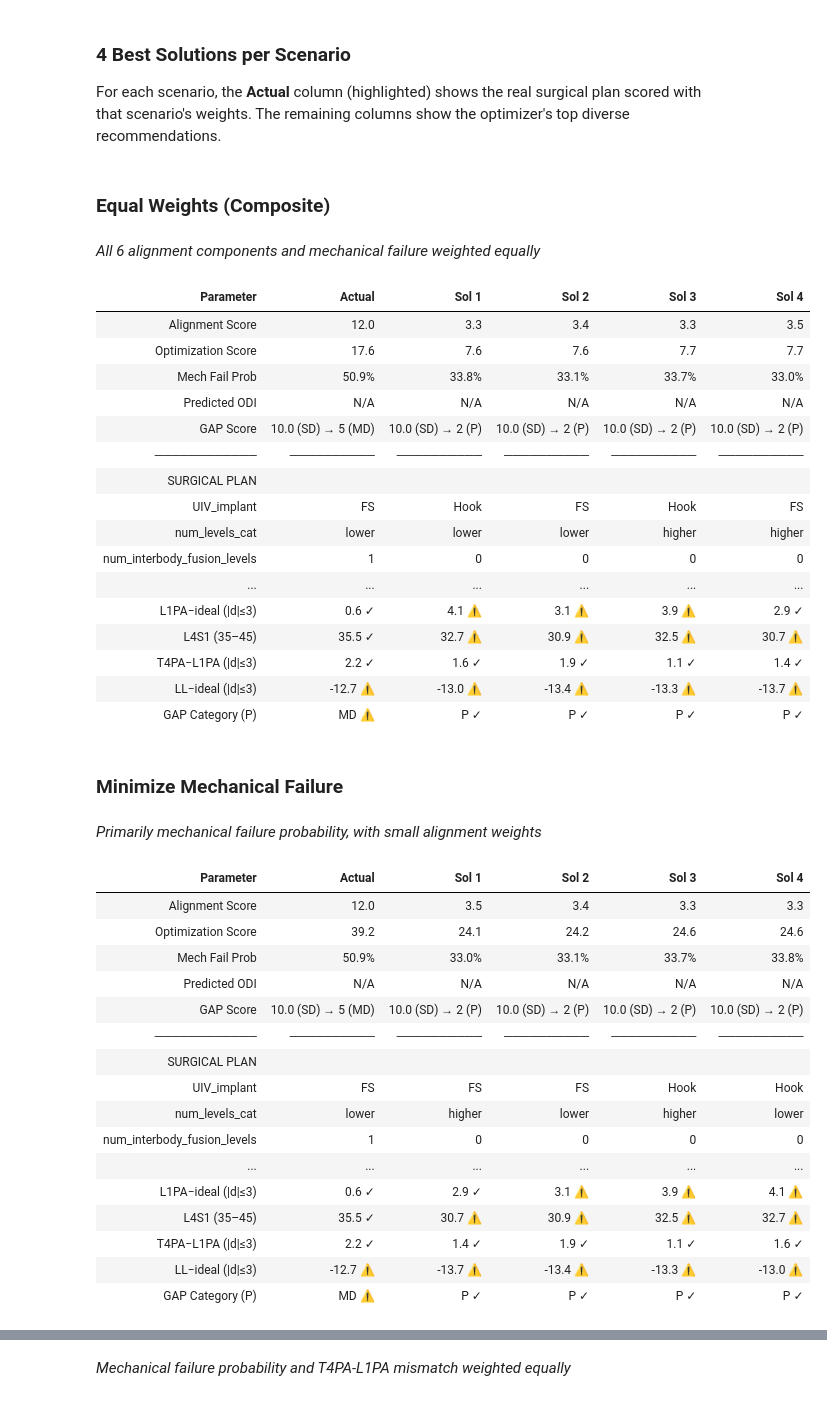
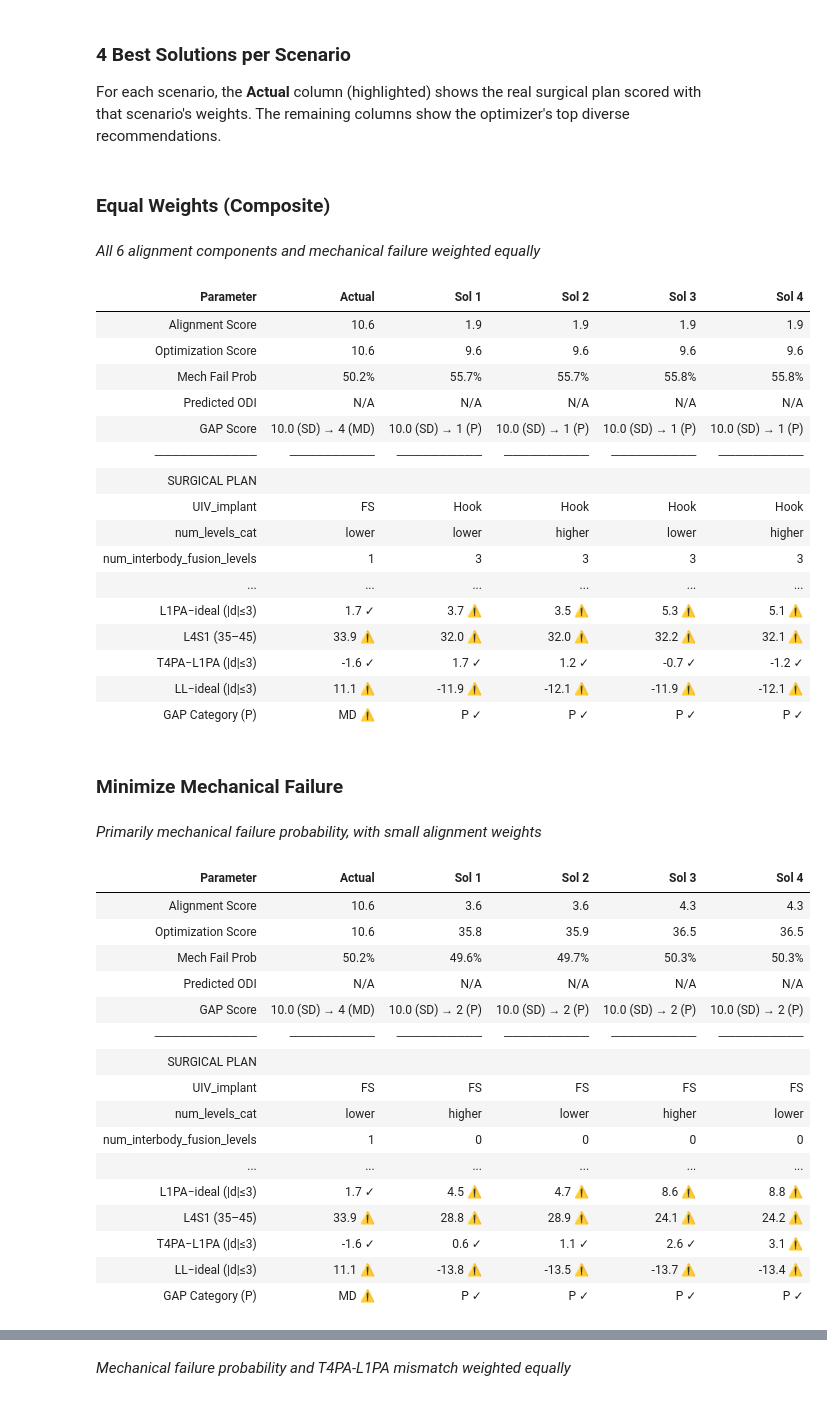
Before and after one commit to 124578-UW/Data-Science-Capstone, a Jupyter notebook: notebooks/03_optimization.ipynb, the cells around one changed output, grey strips where cells are left out. Drawn from its saved outputs; the diff is of its cells as text; code cells hidden in the pictures.

```diff
--- a/notebooks/03_optimization.ipynb
+++ b/notebooks/03_optimization.ipynb
@@ -511,7 +514,10 @@ for key in SCENARIOS:
         verbose=False,
         top_n=TOP_N,
         score_tolerance=SCORE_TOL,
+        pso_ll_override=PSO_LL_OVERRIDE,
     )
+    if result is None:
+        continue
     all_results_2[key] = result
     print(f"  ✓ Best composite: {result['best_result']['composite_score']:.2f}"
           f"  |  Mech fail: {result['best_result']['mech_fail_prob']*100:.1f}%")
@@ -788,7 +793,10 @@ for key in SCENARIOS:
         verbose=False,
         top_n=TOP_N,
         score_tolerance=SCORE_TOL,
+        pso_ll_override=PSO_LL_OVERRIDE,
     )
+    if result is None:
+        continue
     all_results_3[key] = result
     print(f"  ✓ Best composite: {result['best_result']['composite_score']:.2f}"
           f"  |  Mech fail: {result['best_result']['mech_fail_prob']*100:.1f}%")
@@ -942,17 +949,17 @@ disp.display_best_per_scenario(all_results_3, patient_fixed_3, actual_eval_3, SC
 
 For each scenario, the **Actual** column (highlighted) shows the real surgical plan scored with that scenario's weights. The remaining columns show the optimizer's top diverse recommendations.
 # %%
+# Evaluate actual plan once (real postop values don't change with weights)
+actual_eval_3 = ou.evaluate_actual_plan(
+    actual_x_3, patient_fixed_3, holdout_row_3, mech_fail_bundle
+)
+
 # Display each scenario: actual plan (highlighted) + top diverse optimized plans
 for key in SCENARIOS:
+    if key not in all_results_3:
+        continue
     r = all_results_3[key]
     preset = runs.PRESETS[key]
-    weights = preset["weights"]
-
-    # Evaluate the actual plan with this scenario's weights
-    actual_eval_3 = ou.evaluate_solution(
-        actual_x_3, patient_fixed_3, delta_bundles, mech_fail_bundle,
-        weights=weights, odi_bundle=ODI_bundle
-    )
 
     display(Markdown(f"### {r['label']}"))
     display(Markdown(f"*{preset['description']}*"))
@@ -1065,7 +1072,10 @@ for key in SCENARIOS:
         verbose=False,
         top_n=TOP_N,
         score_tolerance=SCORE_TOL,
+        pso_ll_override=PSO_LL_OVERRIDE,
     )
+    if result is None:
+        continue
     all_results_4[key] = result
     print(f"  ✓ Best composite: {result['best_result']['composite_score']:.2f}"
           f"  |  Mech fail: {result['best_result']['mech_fail_prob']*100:.1f}%")
@@ -1219,59 +1228,59 @@ disp.display_best_per_scenario(all_results_4, patient_fixed_4, actual_eval_4, SC
 
 For each scenario, the **Actual** column (highlighted) shows the real surgical plan scored with that scenario's weights. The remaining columns show the optimizer's top diverse recommendations.
 # %%
+# Evaluate actual plan once (real postop values don't change with weights)
+actual_eval_4 = ou.evaluate_actual_plan(
+    actual_x_4, patient_fixed_4, holdout_row_4, mech_fail_bundle
+)
+
 # Display each scenario: actual plan (highlighted) + top diverse optimized plans
 for key in SCENARIOS:
+    if key not in all_results_4:
+        continue
     r = all_results_4[key]
     preset = runs.PRESETS[key]
-    weights = preset["weights"]
-
-    # Evaluate the actual plan with this scenario's weights
-    actual_eval_4 = ou.evaluate_solution(
-        actual_x_4, patient_fixed_4, delta_bundles, mech_fail_bundle,
-        weights=weights, odi_bundle=ODI_bundle
-    )
 
     display(Markdown(f"### {r['label']}"))
     display(Markdown(f"*{preset['description']}*"))
     disp.display_solutions_with_actual(r["diverse_df"], patient_fixed_4, actual_eval_4)
 # %% [output]
 ### Equal Weights (Composite)
 *All 6 alignment components and mechanical failure weighted equally*
 | Parameter | Actual | Sol 1 | Sol 2 | Sol 3 | Sol 4 |
-| Alignment Score | 12.0 | 3.3 | 3.4 | 3.3 | 3.5 |
-| Optimization Score | 17.6 | 7.6 | 7.6 | 7.7 | 7.7 |
-| Mech Fail Prob | 50.9% | 33.8% | 33.1% | 33.7% | 33.0% |
+| Alignment Score | 10.6 | 1.9 | 1.9 | 1.9 | 1.9 |
+| Optimization Score | 10.6 | 9.6 | 9.6 | 9.6 | 9.6 |
+| Mech Fail Prob | 50.2% | 55.7% | 55.7% | 55.8% | 55.8% |
 | Predicted ODI | N/A | N/A | N/A | N/A | N/A |
-| GAP Score | 10.0 (SD) → 5 (MD) | 10.0 (SD) → 2 (P) | 10.0 (SD) → 2 (P) | 10.0 (SD) → 2 (P) | 10.0 (SD) → 2 (P) |
+| GAP Score | 10.0 (SD) → 4 (MD) | 10.0 (SD) → 1 (P) | 10.0 (SD) → 1 (P) | 10.0 (SD) → 1 (P) | 10.0 (SD) → 1 (P) |
 | ──────────── | ────────── | ────────── | ────────── | ────────── | ────────── |
 | SURGICAL PLAN |  |  |  |  |  |
-| UIV_implant | FS | Hook | FS | Hook | FS |
-| num_levels_cat | lower | lower | lower | higher | higher |
-| num_interbody_fusion_levels | 1 | 0 | 0 | 0 | 0 |
+| UIV_implant | FS | Hook | Hook | Hook | Hook |
+| num_levels_cat | lower | lower | higher | lower | higher |
+| num_interbody_fusion_levels | 1 | 3 | 3 | 3 | 3 |
 | ... | ... | ... | ... | ... | ... |
-| L1PA−ideal (|d|≤3) | 0.6 ✓ | 4.1 ⚠ | 3.1 ⚠ | 3.9 ⚠ | 2.9 ✓ |
-| L4S1 (35–45) | 35.5 ✓ | 32.7 ⚠ | 30.9 ⚠ | 32.5 ⚠ | 30.7 ⚠ |
-| T4PA−L1PA (|d|≤3) | 2.2 ✓ | 1.6 ✓ | 1.9 ✓ | 1.1 ✓ | 1.4 ✓ |
-| LL−ideal (|d|≤3) | -12.7 ⚠ | -13.0 ⚠ | -13.4 ⚠ | -13.3 ⚠ | -13.7 ⚠ |
+| L1PA−ideal (|d|≤3) | 1.7 ✓ | 3.7 ⚠ | 3.5 ⚠ | 5.3 ⚠ | 5.1 ⚠ |
+| L4S1 (35–45) | 33.9 ⚠ | 32.0 ⚠ | 32.0 ⚠ | 32.2 ⚠ | 32.1 ⚠ |
+| T4PA−L1PA (|d|≤3) | -1.6 ✓ | 1.7 ✓ | 1.2 ✓ | -0.7 ✓ | -1.2 ✓ |
+| LL−ideal (|d|≤3) | 11.1 ⚠ | -11.9 ⚠ | -12.1 ⚠ | -11.9 ⚠ | -12.1 ⚠ |
 | GAP Category (P) | MD ⚠ | P ✓ | P ✓ | P ✓ | P ✓ |
 ### Minimize Mechanical Failure
 *Primarily mechanical failure probability, with small alignment weights*
 | Parameter | Actual | Sol 1 | Sol 2 | Sol 3 | Sol 4 |
-| Alignment Score | 12.0 | 3.5 | 3.4 | 3.3 | 3.3 |
-| Optimization Score | 39.2 | 24.1 | 24.2 | 24.6 | 24.6 |
-| Mech Fail Prob | 50.9% | 33.0% | 33.1% | 33.7% | 33.8% |
+| Alignment Score | 10.6 | 3.6 | 3.6 | 4.3 | 4.3 |
+| Optimization Score | 10.6 | 35.8 | 35.9 | 36.5 | 36.5 |
+| Mech Fail Prob | 50.2% | 49.6% | 49.7% | 50.3% | 50.3% |
 | Predicted ODI | N/A | N/A | N/A | N/A | N/A |
-| GAP Score | 10.0 (SD) → 5 (MD) | 10.0 (SD) → 2 (P) | 10.0 (SD) → 2 (P) | 10.0 (SD) → 2 (P) | 10.0 (SD) → 2 (P) |
+| GAP Score | 10.0 (SD) → 4 (MD) | 10.0 (SD) → 2 (P) | 10.0 (SD) → 2 (P) | 10.0 (SD) → 2 (P) | 10.0 (SD) → 2 (P) |
 | ──────────── | ────────── | ────────── | ────────── | ────────── | ────────── |
 | SURGICAL PLAN |  |  |  |  |  |
-| UIV_implant | FS | FS | FS | Hook | Hook |
+| UIV_implant | FS | FS | FS | FS | FS |
 | num_levels_cat | lower | higher | lower | higher | lower |
 | num_interbody_fusion_levels | 1 | 0 | 0 | 0 | 0 |
 | ... | ... | ... | ... | ... | ... |
-| L1PA−ideal (|d|≤3) | 0.6 ✓ | 2.9 ✓ | 3.1 ⚠ | 3.9 ⚠ | 4.1 ⚠ |
-| L4S1 (35–45) | 35.5 ✓ | 30.7 ⚠ | 30.9 ⚠ | 32.5 ⚠ | 32.7 ⚠ |
-| T4PA−L1PA (|d|≤3) | 2.2 ✓ | 1.4 ✓ | 1.9 ✓ | 1.1 ✓ | 1.6 ✓ |
-| LL−ideal (|d|≤3) | -12.7 ⚠ | -13.7 ⚠ | -13.4 ⚠ | -13.3 ⚠ | -13.0 ⚠ |
+| L1PA−ideal (|d|≤3) | 1.7 ✓ | 4.5 ⚠ | 4.7 ⚠ | 8.6 ⚠ | 8.8 ⚠ |
+| L4S1 (35–45) | 33.9 ⚠ | 28.8 ⚠ | 28.9 ⚠ | 24.1 ⚠ | 24.2 ⚠ |
+| T4PA−L1PA (|d|≤3) | -1.6 ✓ | 0.6 ✓ | 1.1 ✓ | 2.6 ✓ | 3.1 ⚠ |
+| LL−ideal (|d|≤3) | 11.1 ⚠ | -13.8 ⚠ | -13.5 ⚠ | -13.7 ⚠ | -13.4 ⚠ |
 | GAP Category (P) | MD ⚠ | P ✓ | P ✓ | P ✓ | P ✓ |
 ### Minimize Mechanical Failure + T4L1PA
 *Mechanical failure probability and T4PA-L1PA mismatch weighted equally*
```
Also changed, not shown: parts of 17 cells of this notebook, 10 other files.
